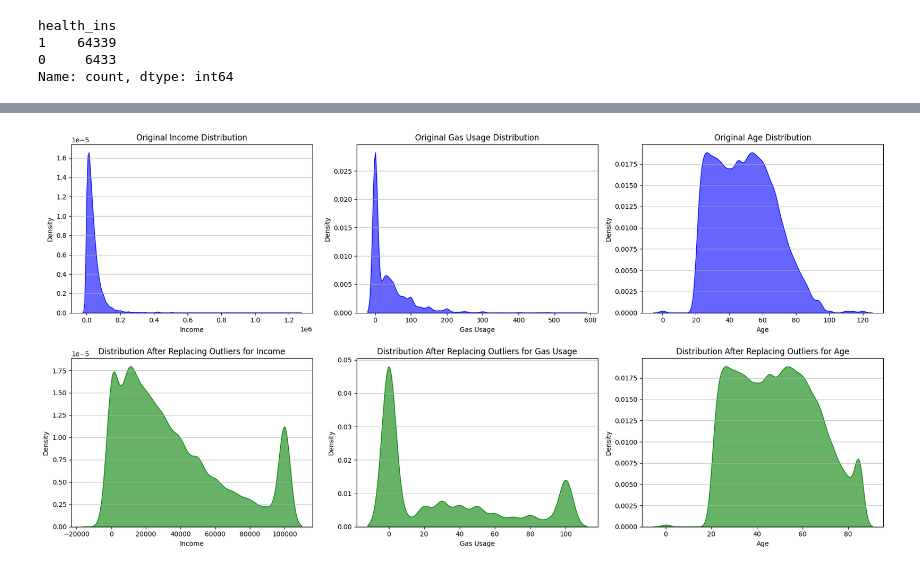
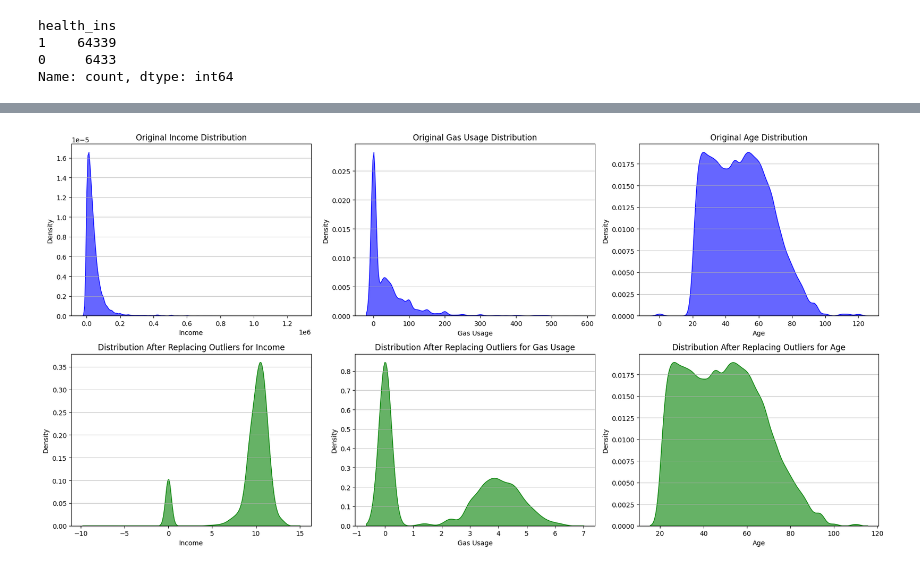
Before and after one commit to Barb02/IDS_project, a Jupyter notebook: customer.ipynb, the cells around one changed output, grey strips where cells are left out. Cells and saved outputs as stored; diff of their text form; code cells hidden in the pictures.

```diff
--- a/customer.ipynb
+++ b/customer.ipynb
@@ -80,16 +86,17 @@ recent_move_b
 # Drop unnamed
 df = df.drop(columns=['Unnamed: 0'])
 
-# Put custid as dataframe index
-df = df.drop(columns=['custid'])
-#df = df.set_index('custid')
+# Drop custid and code_column
+df = df.drop(columns=['custid', 'code_column'])
+# code_column corresponds to state
 
 # Sex
 df = pd.get_dummies(df, columns=['sex'], drop_first=True)
 df['sex_Male'] = df['sex_Male'].map({False: 0, True: 1})
 
 # Is_employed
-df['is_employed'] = df['is_employed'].map({False: 0, True: 1})
+df['is_employed'] = df['is_employed'].map({False: "unemployed", True: "employed"})
+df['is_employed'] = df['is_employed'].fillna("not_in_workforce")
 
 # Health_ins
 df['health_ins'] = df['health_ins'].map({False: 0, True: 1})
@@ -108,3 +115,6 @@ df['recent_move_b'] = df['recent_move_b'].map({'F': 0, 'T': 1})
 df = pd.get_dummies(df, columns=['marital_status'], drop_first=True)
 df = pd.get_dummies(df, columns=['housing_type'], drop_first=True)
 df = pd.get_dummies(df, columns=['state_of_res'], drop_first=True)
+df = pd.get_dummies(df, columns=['is_employed'], drop_first=True)
+
+df.columns
@@ -165,35 +209,38 @@ plt.ylabel('Density')
 plt.grid(axis='y', alpha=0.75)
 
 # Replace outliers for income, age, and gas usage
-df['income'] = df['income'].where(df['income'] <= 0.1 * 10**6, 0.1 * 10**6)
-df['age'] = df['age'].where(df['age'] <= 85, 85)
-df['gas_usage'] = df['gas_usage'].where(df['gas_usage'] <= 100, 100)
+df['income'] = df['income'].apply(
+    lambda x: np.log(x) if x > 0 else (-np.log(abs(x)) if x < 0 else 0)
+)
+#df['income'] = df['income'].where(df['income'] <= 0.1 * 10**6, 0.1 * 10**6)
+df = df[(df['age'] != 0) & (df['age'] <= 110)]
+df['gas_usage'] = df['gas_usage'].apply(lambda x: np.log(x) if x > 0 else 0)
 
 # Subplot 4: Distribution After Replacing Outliers for Income
 plt.subplot(2, 3, 4)
 sns.kdeplot(df['income'], fill=True, color='green', alpha=0.6)
 plt.title('Distribution After Replacing Outliers for Income')
 plt.xlabel('Income')
 plt.ylabel('Density')
 plt.grid(axis='y', alpha=0.75)
 
 # Subplot 5: Distribution After Replacing Outliers for Gas Usage
 plt.subplot(2, 3, 5)
 sns.kdeplot(df['gas_usage'], fill=True, color='green', alpha=0.6)
 plt.title('Distribution After Replacing Outliers for Gas Usage')
 plt.xlabel('Gas Usage')
 plt.ylabel('Density')
 plt.grid(axis='y', alpha=0.75)
 
 # Subplot 4«6: Distribution After Replacing Outliers for Age
 plt.subplot(2, 3, 6)
 sns.kdeplot(df['age'], fill=True, color='green', alpha=0.6)
 plt.title('Distribution After Replacing Outliers for Age')
 plt.xlabel('Age')
 plt.ylabel('Density')
 plt.grid(axis='y', alpha=0.75)
 
 plt.tight_layout()
 plt.show()
 # %% [output]
-[figure, old version]
+[figure, new version]
```
Also changed, not shown: parts of 21 cells of this notebook.
